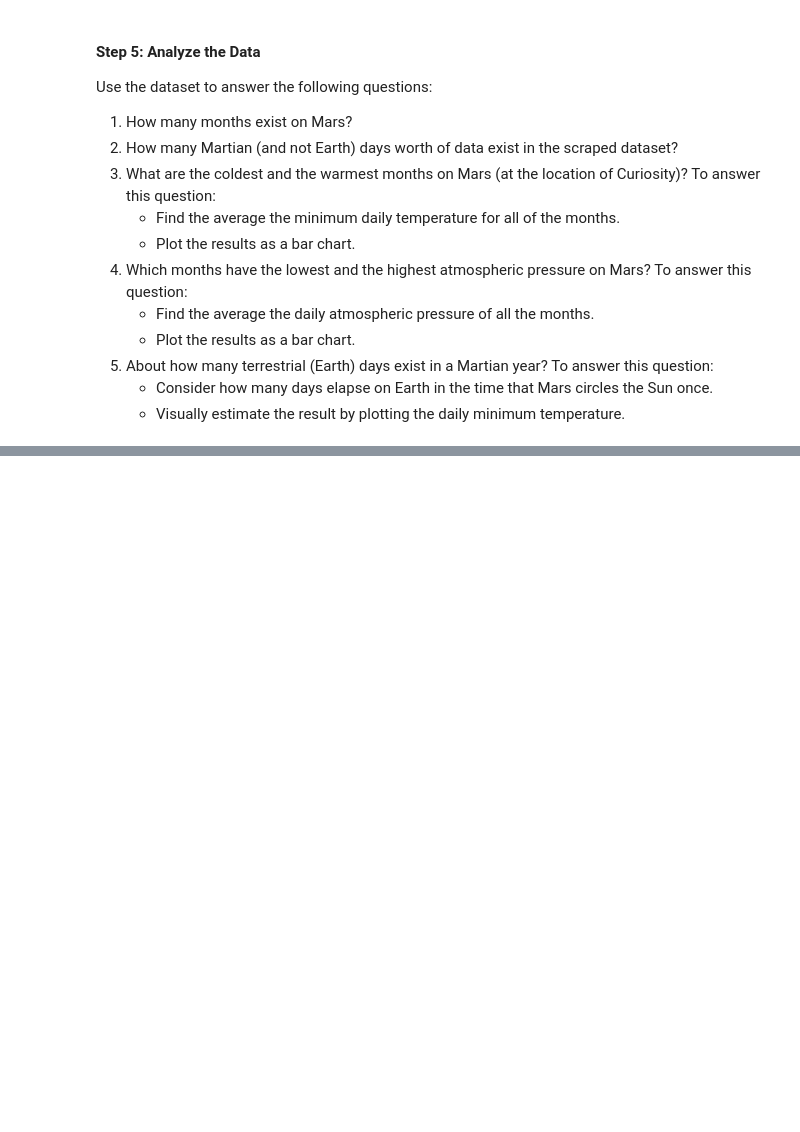
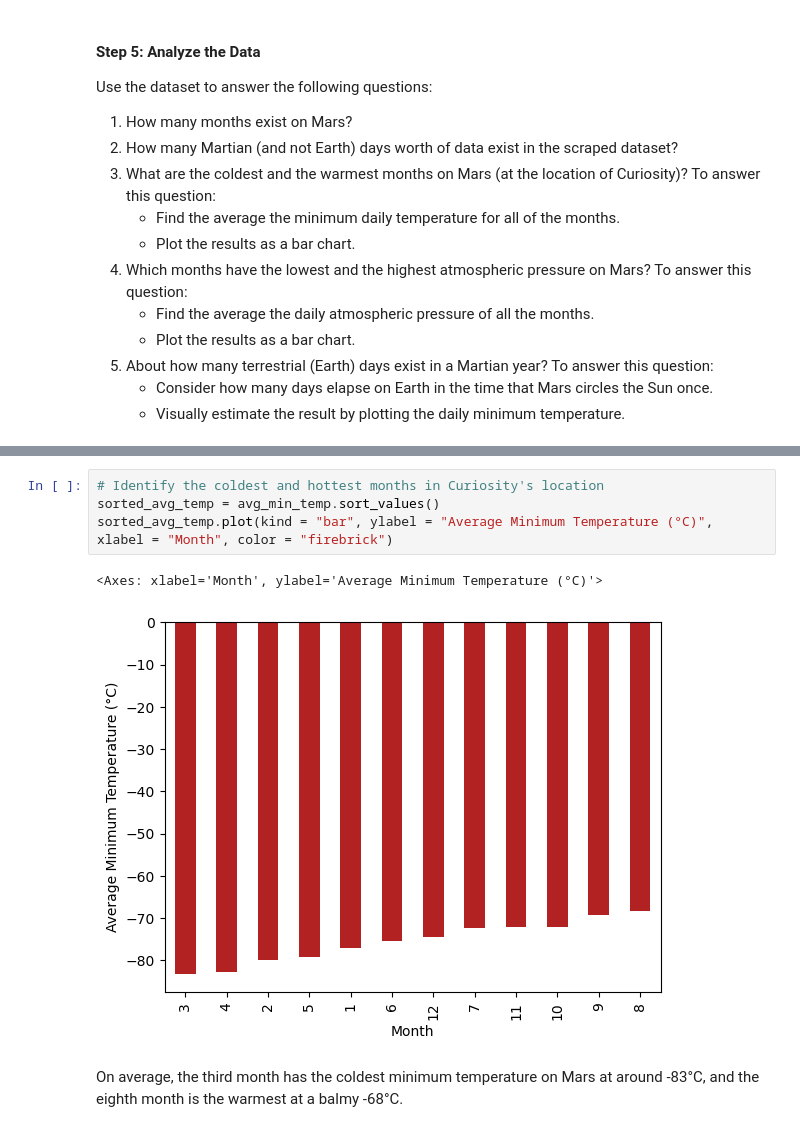
Before and after one commit to hrollin5/mars-scraping, a Jupyter notebook: weather_analysis.ipynb, the cells around one changed output, grey strips where cells are left out. Drawn from its saved outputs; the diff is of its cells as text; blank space fills up the shorter version.

```diff
--- a/weather_analysis.ipynb
+++ b/weather_analysis.ipynb
@@ -136,0 +189,9 @@ Use the dataset to answer the following questions:
+# %%
+# Identify the coldest and hottest months in Curiosity's location
+sorted_avg_temp = avg_min_temp.sort_values()
+sorted_avg_temp.plot(kind = "bar", ylabel = "Average Minimum Temperature (°C)", xlabel = "Month", color = "firebrick")
+# %% [output]
+<Axes: xlabel='Month', ylabel='Average Minimum Temperature (°C)'>
+[figure, added]
+# %% [markdown]
+On average, the third month has the coldest minimum temperature on Mars at around -83°C, and the eighth month is the warmest at a balmy -68°C.
```
Also changed, not shown: parts of 12 cells of this notebook.
